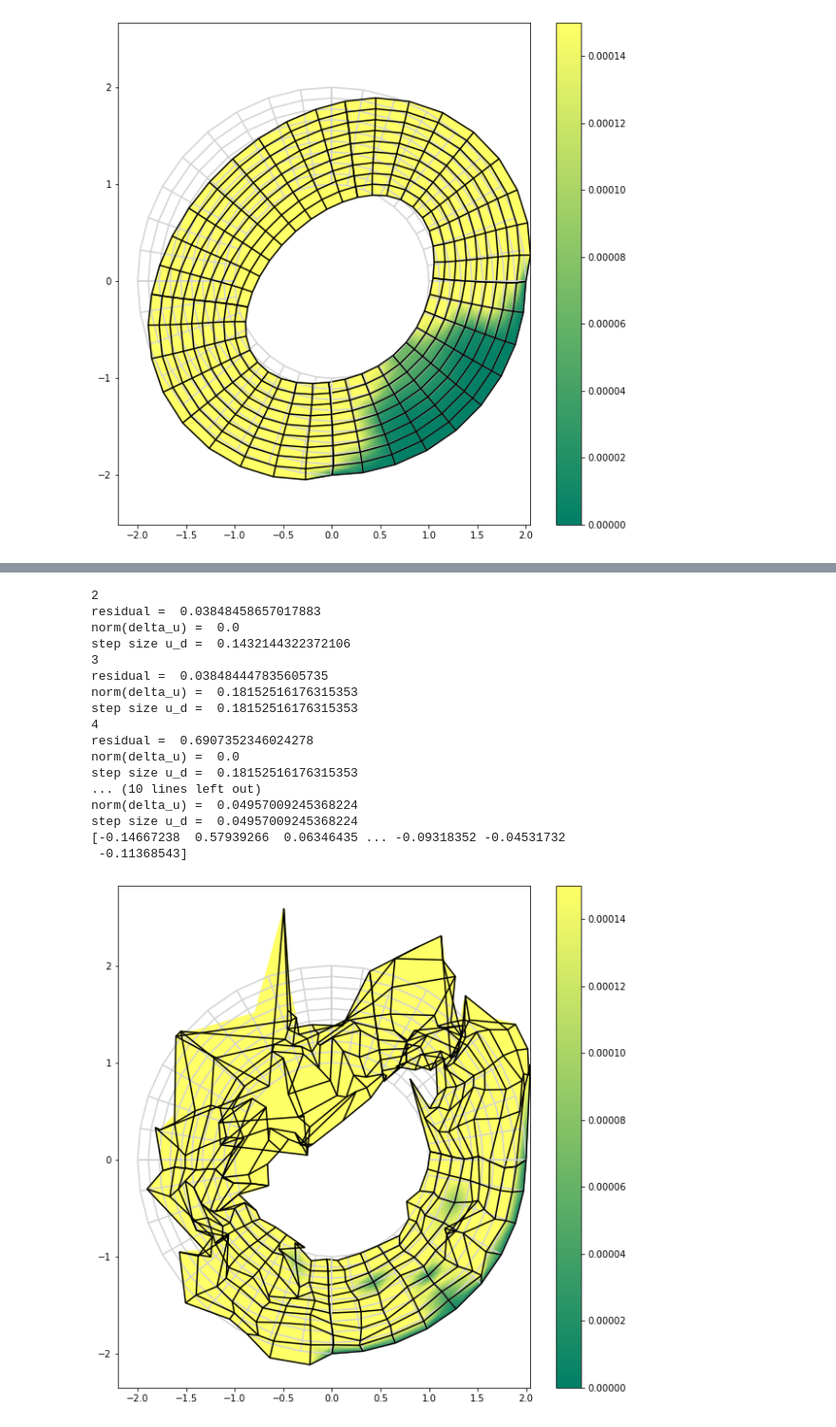
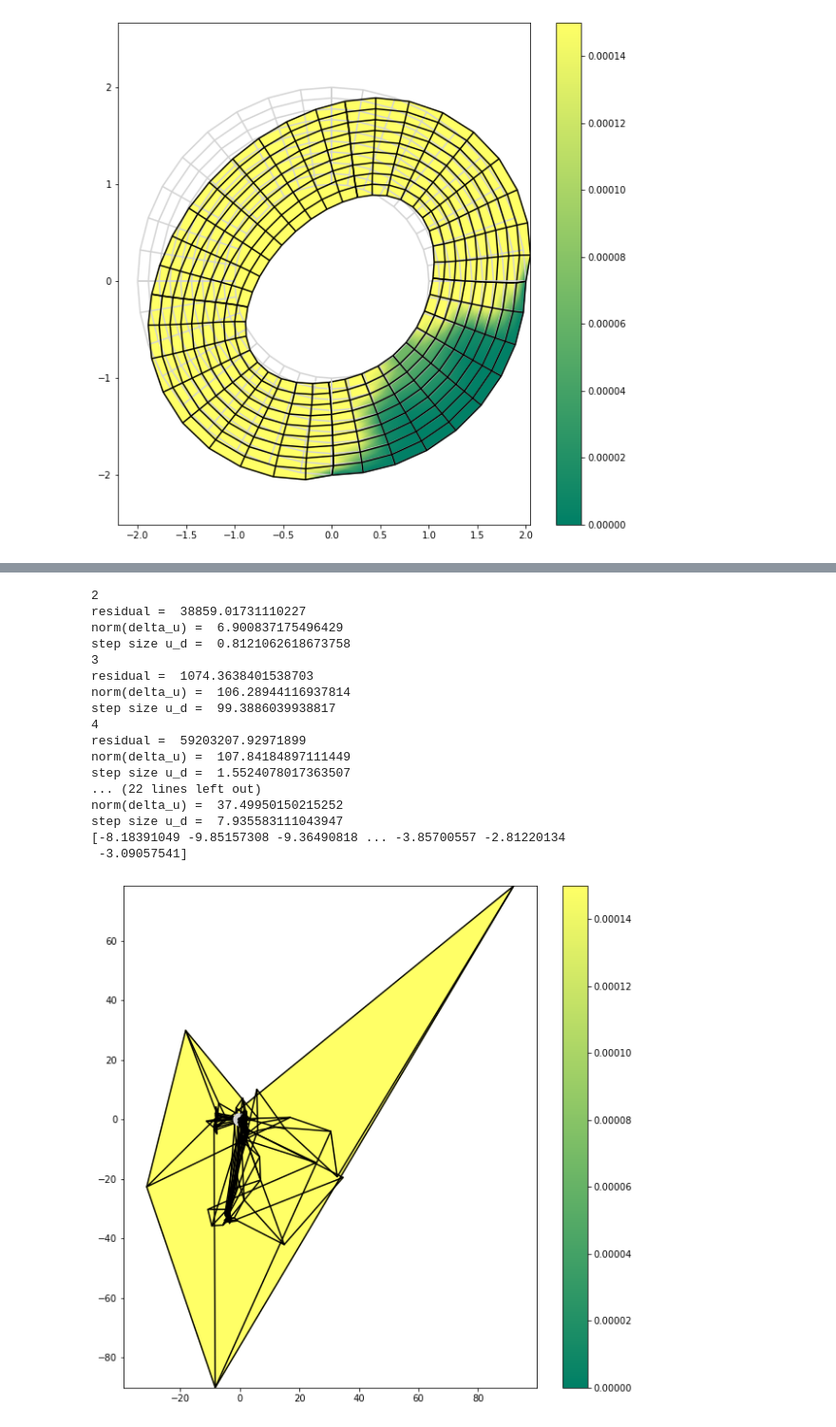
Before and after one commit to mh-0456/pyiga, a Jupyter notebook: notebooks/nonlinear_try1.ipynb, the cells around one changed output, grey strips where cells are left out. Shown at 95% size. Saved outputs shown, nothing was run; the diff lists cells and outputs as text; code cells hidden in the pictures.

```diff
--- a/notebooks/nonlinear_try1.ipynb
+++ b/notebooks/nonlinear_try1.ipynb
@@ -206,8 +208,8 @@ def ass_nonlinsystem(u):
         A_p = linearized(dis, kvs_ux, geo_ux) # take linearized variatonal form
 
         # The patch-local right-hand side
-        b_p = assemble.inner_products(kvs_ux, f, f_physical=True, geo=geo_ux).ravel()
-        #b_p = assemble.inner_products(kvs_ux, f, f_physical=True, geo=geo_ux).ravel() - apply_nl(dis, kvs_ux, geo_ux) # for arbitrary rhs
+        #b_p = assemble.inner_products(kvs_ux, f, f_physical=True, geo=geo_ux).ravel()
+        b_p = assemble.inner_products(kvs_ux, f, f_physical=True, geo=geo_ux).ravel() - apply_nl(dis, kvs_ux, geo_ux) # for arbitrary rhs
 
         # The patch-local Neumann boundary data
         for item in neu_data:
@@ -277,3 +271,22 @@ print(lv)
 get_defplot(u, patches_u, kvs_u)
 # %% [output]
 [figure]
+# %%
+# solve linearized system
+
+A, b= ass_nonlinsystem(u)
+#b+=lv # update b: new rhs + old rhs
+r= np.linalg.norm(A.dot(u) - b) # compute residuum
+print('residual = ', r)
+#b-= A.dot(u)
+
+LS = assemble.RestrictedLinearSystem(A, b, bc) # solve linearized system
+u_d= solvers.make_solver(LS.A).dot(LS.b)
+
+#lv = LS.complete(LS.b)
+
+u_d = LS.complete(u_d)
+u += u_d
+print(u)
+
+normed_du0= np.linalg.norm(u_d)/np.sqrt(len(u_d))
@@ -291,62 +313,64 @@ while True:
     print(count)
     # Assemble matrices and rhs in every iteration step
     A, b= ass_nonlinsystem(u)
-    b-= lv # l(v) - a(u,v)
+    #b-= lv # l(v) - a(u,v)
     r= np.linalg.norm(A.dot(u) - b)
     print('residual = ', r)
+    b-= A.dot(u)
+   # b+=lv # update b: new rhs + old rhs
 
     LS = assemble.RestrictedLinearSystem(A, b, bc) # solve linearized system
     u_d = solvers.make_solver(LS.A).dot(LS.b)
 
-    lv = LS.complete(LS.b)
+    #lv = LS.complete(LS.b)
     #print('l(v) = ', lv)
     u_d = LS.complete(u_d)
     #print(u_d)
 
     #update
     u += u_d
 
     ud_array.append(u_d)
 
     normed_du = np.linalg.norm(u_d)/np.sqrt(len(u_d))
     stepsize_du = abs(normed_du0-normed_du)
     print('norm(delta_u) = ', normed_du)
     print ('step size u_d = ', stepsize_du)
 
     stepsizes.append(stepsize_du)
 
     if stepsize_du < epsilon:
         break
     elif stepsize_du < stepsize_du1 and stepsize_du <1e-1:
         break
     elif count == 10:
         break
 
     normed_du0 = normed_du
     stepsize_du1 = stepsize_du
 
 # print deformation plot
 get_defplot(u, patches_u, kvs_u)
 print(u)
 # %% [output]
 2
-residual =  0.03848458657017883
-norm(delta_u) =  0.0
-step size u_d =  0.1432144322372106
+residual =  38859.01731110227
+norm(delta_u) =  6.900837175496429
+step size u_d =  0.8121062618673758
 3
-residual =  0.038484447835605735
-norm(delta_u) =  0.18152516176315353
-step size u_d =  0.18152516176315353
+residual =  1074.3638401538703
+norm(delta_u) =  106.28944116937814
+step size u_d =  99.3886039938817
 4
-residual =  0.6907352346024278
-norm(delta_u) =  0.0
-step size u_d =  0.18152516176315353
-... (10 lines left out)
-norm(delta_u) =  0.04957009245368224
-step size u_d =  0.04957009245368224
-[-0.14667238  0.57939266  0.06346435 ... -0.09318352 -0.04531732
- -0.11368543]
+residual =  59203207.92971899
+norm(delta_u) =  107.84184897111449
+step size u_d =  1.5524078017363507
+... (22 lines left out)
+norm(delta_u) =  37.49950150215252
+step size u_d =  7.935583111043947
+[-8.18391049 -9.85157308 -9.36490818 ... -3.85700557 -2.81220134
+ -3.09057541]
-[figure, old version]
+[figure, new version]
 # %%
 # plot history of step sizes
 figsize(6,3)
```
Also changed, not shown: parts of 5 cells of this notebook, 1 other file.
